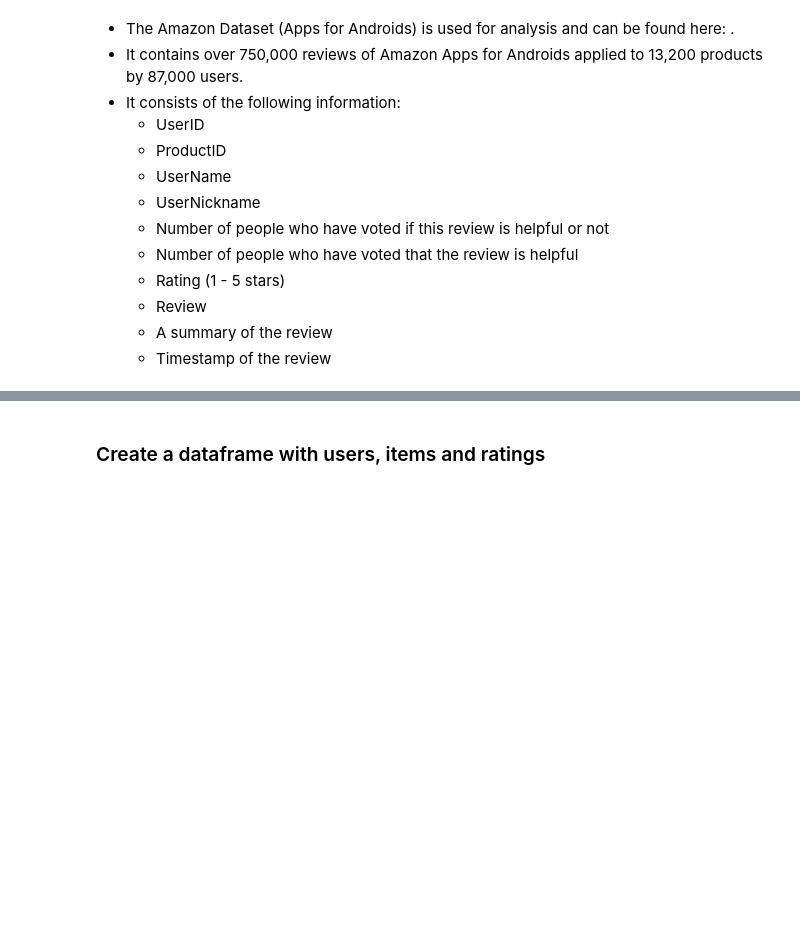
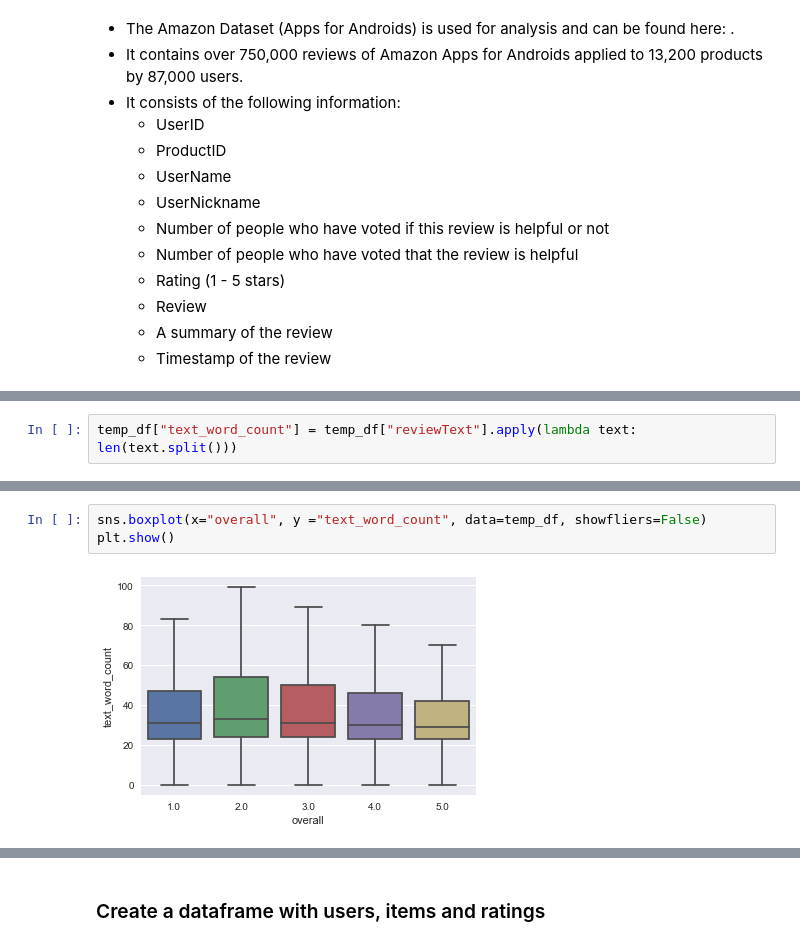
Before and after one commit to DataDima90/Recommendation_Engine, a Jupyter notebook: Collaborative Filtering.ipynb, the cells around one changed output, grey strips where cells are left out. Drawn from its saved outputs; the diff is of its cells as text; blank space fills up the shorter version.

```diff
--- a/Collaborative Filtering.ipynb
+++ b/Collaborative Filtering.ipynb
@@ -73,0 +218,2 @@ df_Apps.describe() # result: asymetic?
+# %%
+temp_df["text_word_count"] = temp_df["reviewText"].apply(lambda text: len(text.split()))
@@ -73,0 +237,5 @@ df_Apps.describe() # result: asymetic?
+# %%
+sns.boxplot(x="overall", y ="text_word_count", data=temp_df, showfliers=False)
+plt.show()
+# %% [output]
+[figure, added]
```
Also changed, not shown: parts of 100 cells of this notebook, 1 other file.
